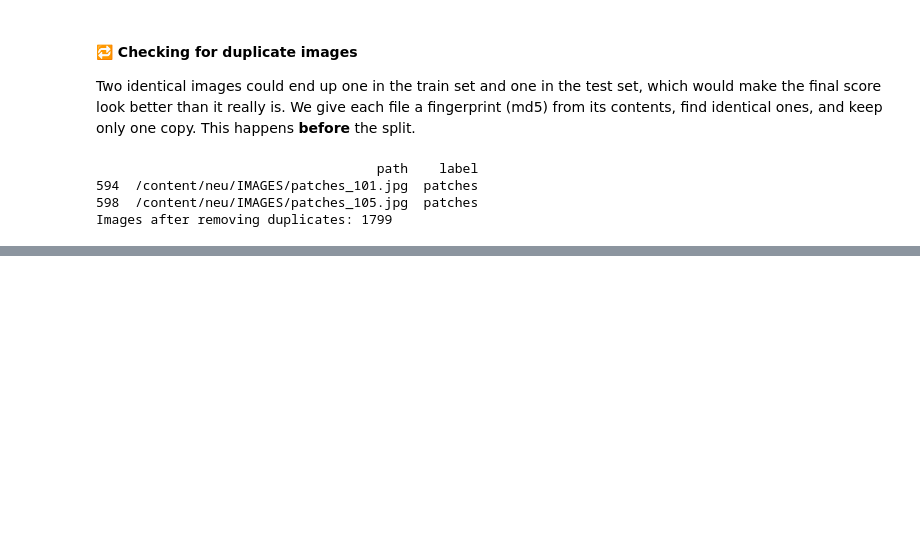
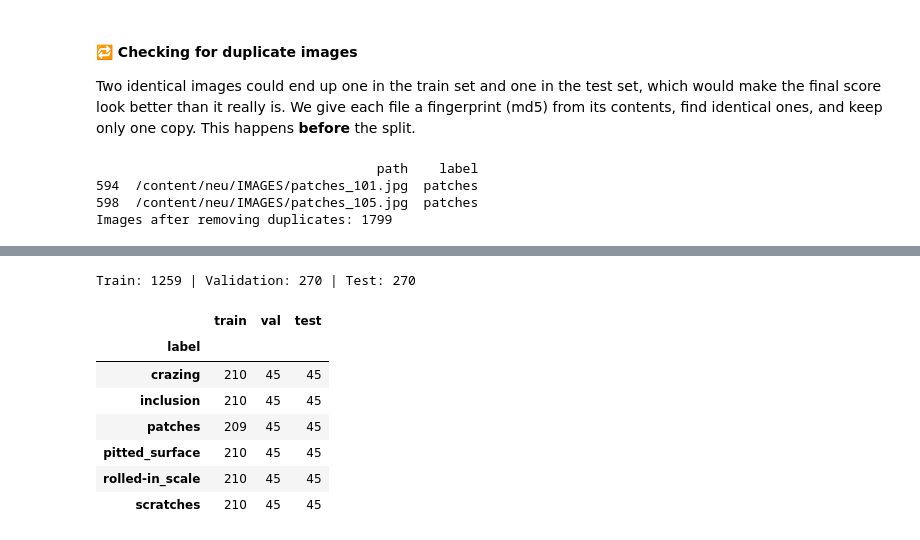
Before and after one commit to MaykInvest/Defect-detection, a Jupyter notebook: project_detection.ipynb, the cells around one changed output, grey strips where cells are left out. Cells and saved outputs as stored; diff of their text form; code cells hidden in the pictures; blank space fills up the shorter version.

```diff
--- a/project_detection.ipynb
+++ b/project_detection.ipynb
@@ -219,0 +272,23 @@ Images after removing duplicates: 1799
+# %%
+from sklearn.model_selection import train_test_split
+
+# 70% train, 30% temporary (stratify keeps the class proportions)
+train_df, temp_df = train_test_split(df, test_size=0.30, stratify=df["label"], random_state=SEED)
+
+# Split the 30% in half: 15% validation and 15% test
+val_df, test_df = train_test_split(temp_df, test_size=0.50, stratify=temp_df["label"], random_state=SEED)
+
+print("Train:", len(train_df), "| Validation:", len(val_df), "| Test:", len(test_df))
+pd.concat([train_df["label"].value_counts().rename("train"),
+           val_df["label"].value_counts().rename("val"),
+           test_df["label"].value_counts().rename("test")], axis=1).sort_index()
+# %% [output]
+Train: 1259 | Validation: 270 | Test: 270
+|  | train | val | test |
+| label |  |  |  |
+| crazing | 210 | 45 | 45 |
+| inclusion | 210 | 45 | 45 |
+| patches | 209 | 45 | 45 |
+| pitted_surface | 210 | 45 | 45 |
+| rolled-in_scale | 210 | 45 | 45 |
+| scratches | 210 | 45 | 45 |
```
Also changed, not shown: parts of 12 cells of this notebook.
